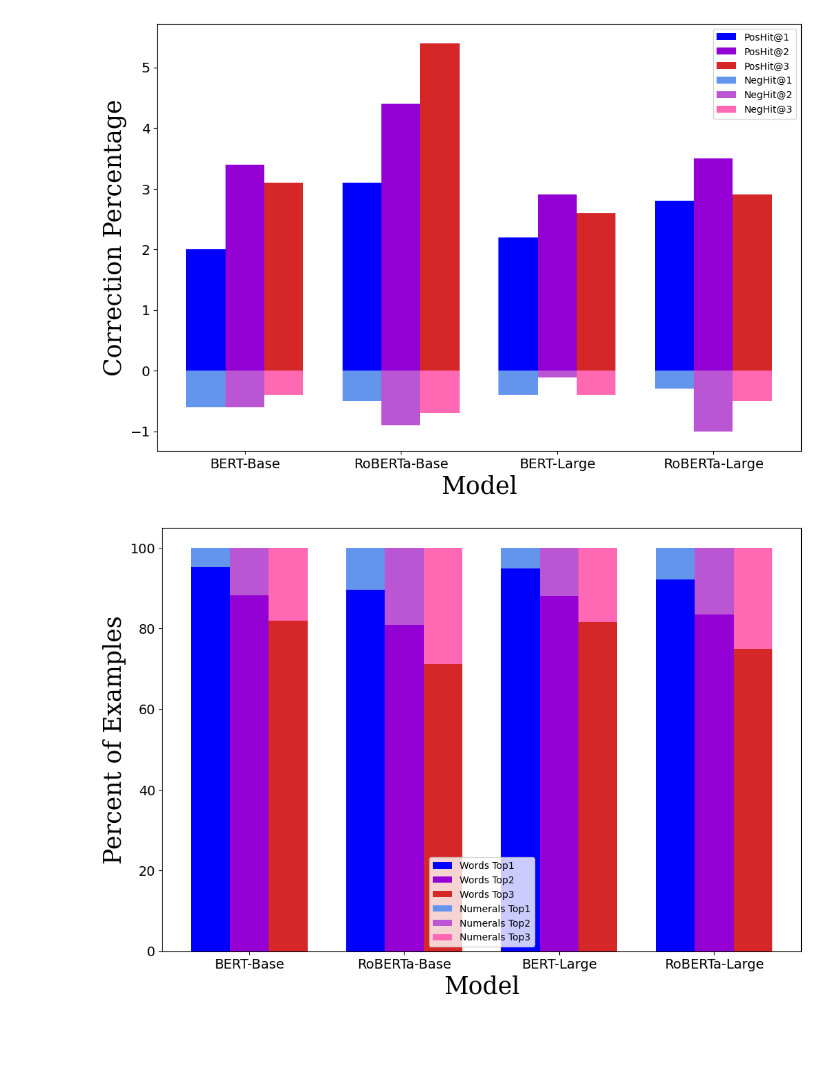
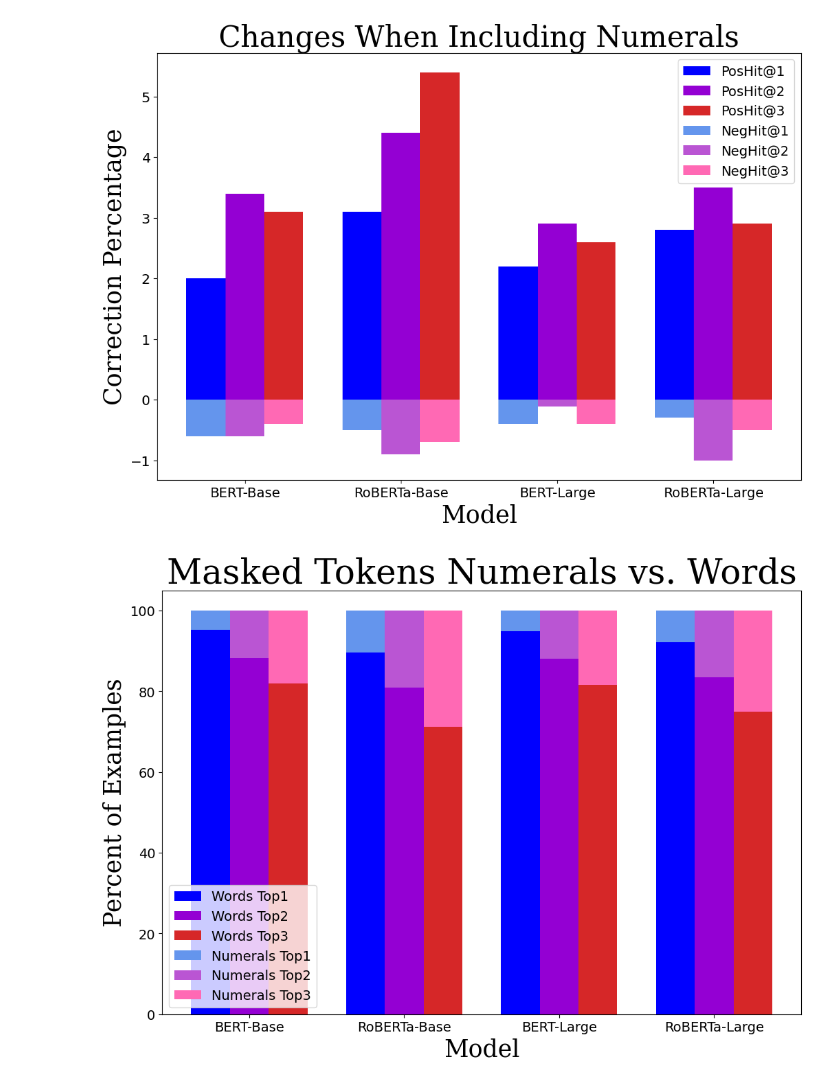
Before and after one commit to nfinkle/NumerSense, a Jupyter notebook: build_bar_graph.ipynb, the cells around one changed output. Saved outputs shown, nothing was run; the diff lists cells and outputs as text; code cells hidden in the pictures; blank space fills up the shorter version.

Commit message:
All models figure

```diff
--- a/build_bar_graph.ipynb
+++ b/build_bar_graph.ipynb
@@ -43,36 +43,36 @@ neg_bar_3 = plt.bar(br3, neg_3, color=mcolors.CSS4_COLORS['hotpink'], width=barW
          label='NegHit@3')
 group_names = ['BERT-Base', 'RoBERTa-Base', 'BERT-Large', 'RoBERTa-Large']
 
 ticks = [r + barWidth for r in range(len(pos_1))]
 
 
 # Define the font path
 # font_path = '/Users/nathan/Downloads/EB_Garamond/EBGaramond-VariableFont_wght.ttf'
 
 # Create a font dictionary using the font manager
 font_dict = {
     'family': 'serif',
     'size': 25,
 #     'fontname': fm.findfont('Garamond')
 }
 
 # Adding Xticks
 plt.xlabel('Model', **font_dict)
 plt.ylabel('Correction Percentage', **font_dict)
 plt.xticks(ticks,
            group_names, fontsize=14)
 font_dict = {
     'family': 'serif',
     'size': 30,
     #     'fontname': fm.findfont('Garamond')
 }
 plt.yticks(fontsize=14)
 
-# plt.title("Figure 1. Corrections When Including Numerals",**font_dict)
-plt.legend()
+plt.title("Changes When Including Numerals", **font_dict)
+plt.legend(fontsize=14)
 plt.show()
 # %% [output]
-[figure, old version]
+[figure, new version]
 # %%
 import matplotlib.font_manager as fm
 import numpy as np
@@ -134,11 +134,11 @@ font_dict = {
     #     'fontname': fm.findfont('Garamond')
 }
 
-# plt.title("Figure 2. Masked Tokens Numerals vs. Words ",**font_dict)
-plt.legend()
+plt.title("Masked Tokens Numerals vs. Words",**font_dict)
+plt.legend(fontsize=14)
 plt.show()
 # %% [output]
-[figure, old version]
+[figure, new version]
 # %%
 import matplotlib.font_manager as fm
 import numpy as np
```
Also changed, not shown: parts of 2 cells of this notebook, 6 other files.
